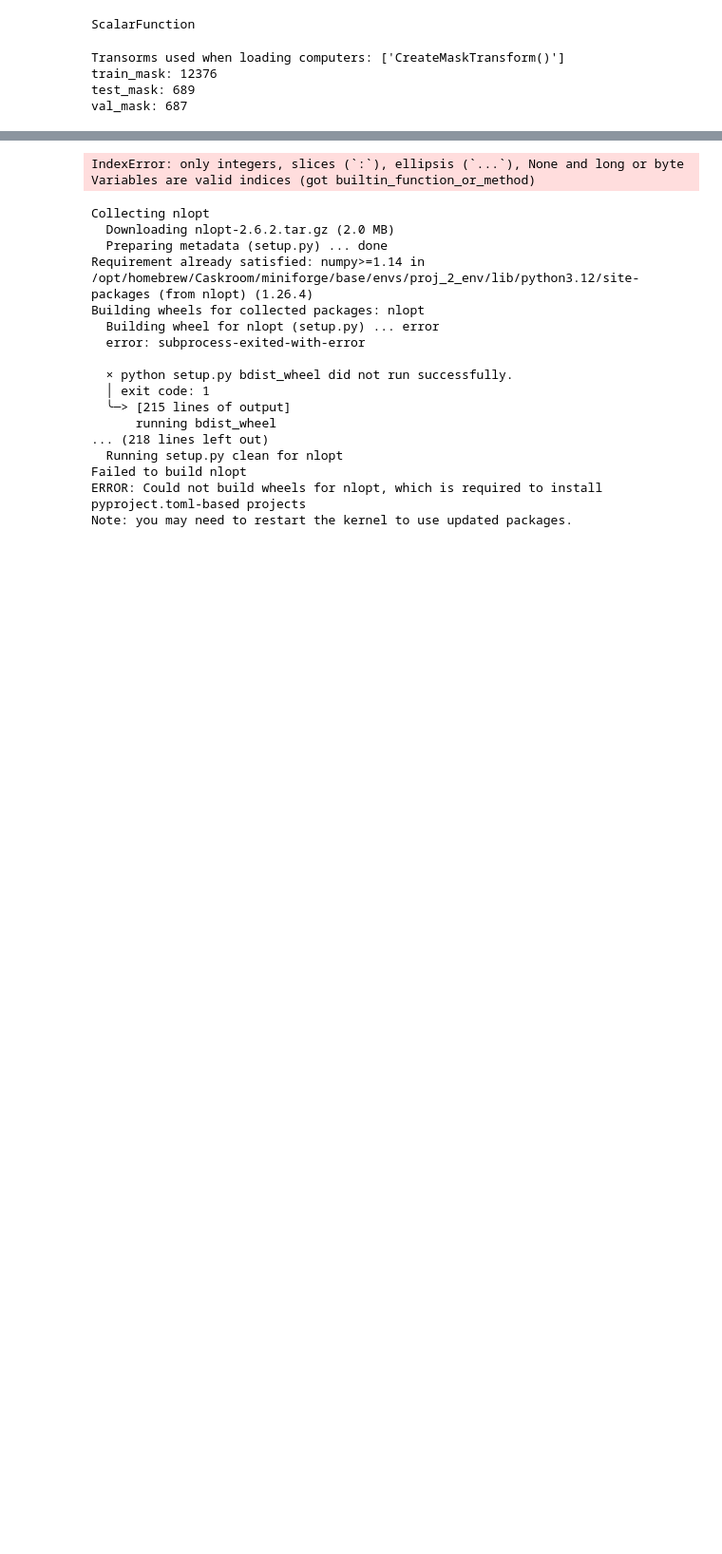
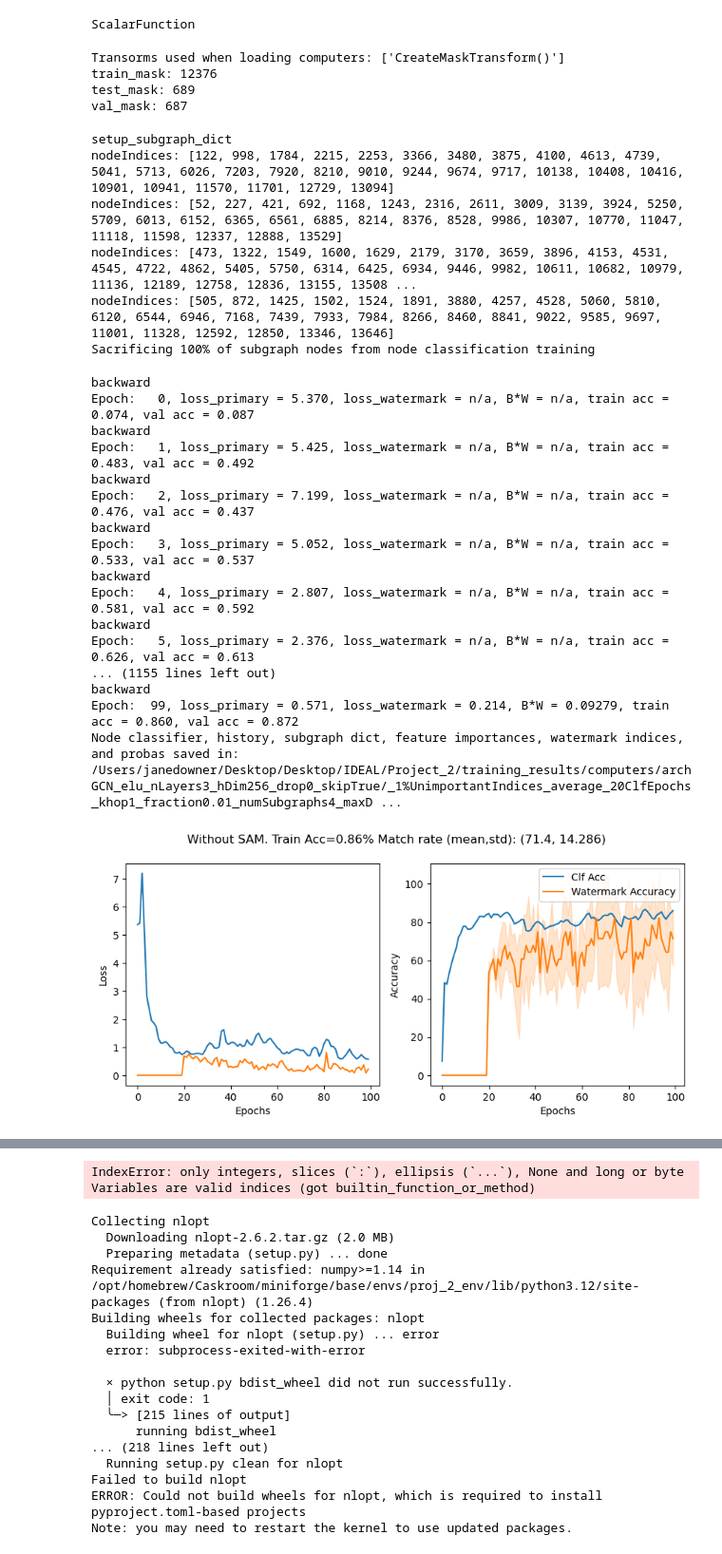
Before and after one commit to jdowner212/GNN-watermark, a Jupyter notebook: src/eaaw_graphlime.ipynb, the cells around one changed output, grey strips where cells are left out. Shown at 95% size. Saved outputs shown, nothing was run; the diff lists cells and outputs as text; code cells hidden in the pictures; blank space fills up the shorter version.

Commit message:
Train class

```diff
--- a/src/eaaw_graphlime.ipynb
+++ b/src/eaaw_graphlime.ipynb
@@ -63 +93,47 @@ validate_kwargs()
+# %%
+# for mom in [1e-3, 1e-2, 1e-1, 0.5]:
+#     for rho in [1e-7,1e-5,1e-3]:
+# config.optimization_kwargs['sam_momentum'] = mom
+# config.optimization_kwargs['sam_rho'] = rho
+# for i in range(10):
+#     if i<5:
+#         config.optimization_kwargs['use_sam']=True
+#         title = f'With SAM - momentum={np.round(config.optimization_kwargs['sam_momentum'],3)}, rho={config.optimization_kwargs['sam_rho']}'
+#     else:
+# config.optimization_kwargs['use_sam']=False
+title = f'Without SAM'
+Trainer_ = Trainer(data, dataset_name)
+node_classifier, history, subgraph_dict, \
+all_feature_importances, all_watermark_indices, probas = Trainer_.train(debug_multiple_subgraphs=True, save=True, print_every=1, perturb=False, perturb_lr=1e-3)
+
+primary_loss_curve, watermark_loss_curve, final_betas, watermarks, \
+percent_matches, percent_match_mean, percent_match_std, \
+    primary_acc_curve, watermark_acc_curve, train_acc, val_acc = get_performance_trends(history, subgraph_dict)
+
+final_plot(history, title, percent_matches, primary_loss_curve, watermark_loss_curve, train_acc)
+# %% [output]
+setup_subgraph_dict
+nodeIndices: [122, 998, 1784, 2215, 2253, 3366, 3480, 3875, 4100, 4613, 4739, 5041, 5713, 6026, 7203, 7920, 8210, 9010, 9244, 9674, 9717, 10138, 10408, 10416, 10901, 10941, 11570, 11701, 12729, 13094]
+nodeIndices: [52, 227, 421, 692, 1168, 1243, 2316, 2611, 3009, 3139, 3924, 5250, 5709, 6013, 6152, 6365, 6561, 6885, 8214, 8376, 8528, 9986, 10307, 10770, 11047, 11118, 11598, 12337, 12888, 13529]
+nodeIndices: [473, 1322, 1549, 1600, 1629, 2179, 3170, 3659, 3896, 4153, 4531, 4545, 4722, 4862, 5405, 5750, 6314, 6425, 6934, 9446, 9982, 10611, 10682, 10979, 11136, 12189, 12758, 12836, 13155, 13508 ...
+nodeIndices: [505, 872, 1425, 1502, 1524, 1891, 3880, 4257, 4528, 5060, 5810, 6120, 6544, 6946, 7168, 7439, 7933, 7984, 8266, 8460, 8841, 9022, 9585, 9697, 11001, 11328, 12592, 12850, 13346, 13646]
+Sacrificing 100% of subgraph nodes from node classification training
+backward
+Epoch:   0, loss_primary = 5.370, loss_watermark = n/a, B*W = n/a, train acc = 0.074, val acc = 0.087
+backward
+Epoch:   1, loss_primary = 5.425, loss_watermark = n/a, B*W = n/a, train acc = 0.483, val acc = 0.492
+backward
+Epoch:   2, loss_primary = 7.199, loss_watermark = n/a, B*W = n/a, train acc = 0.476, val acc = 0.437
+backward
+Epoch:   3, loss_primary = 5.052, loss_watermark = n/a, B*W = n/a, train acc = 0.533, val acc = 0.537
+backward
+Epoch:   4, loss_primary = 2.807, loss_watermark = n/a, B*W = n/a, train acc = 0.581, val acc = 0.592
+backward
+Epoch:   5, loss_primary = 2.376, loss_watermark = n/a, B*W = n/a, train acc = 0.626, val acc = 0.613
+... (1155 lines left out)
+backward
+Epoch:  99, loss_primary = 0.571, loss_watermark = 0.214, B*W = 0.09279, train acc = 0.860, val acc = 0.872
+Node classifier, history, subgraph dict, feature importances, watermark indices, and probas saved in:
+/Users/janedowner/Desktop/Desktop/IDEAL/Project_2/training_results/computers/archGCN_elu_nLayers3_hDim256_drop0_skipTrue/_1%UnimportantIndices_average_20ClfEpochs_khop1_fraction0.01_numSubgraphs4_maxD ...
+[figure, added]
 # %%
```
Also changed, not shown: parts of 4 cells of this notebook, 4 other files.
